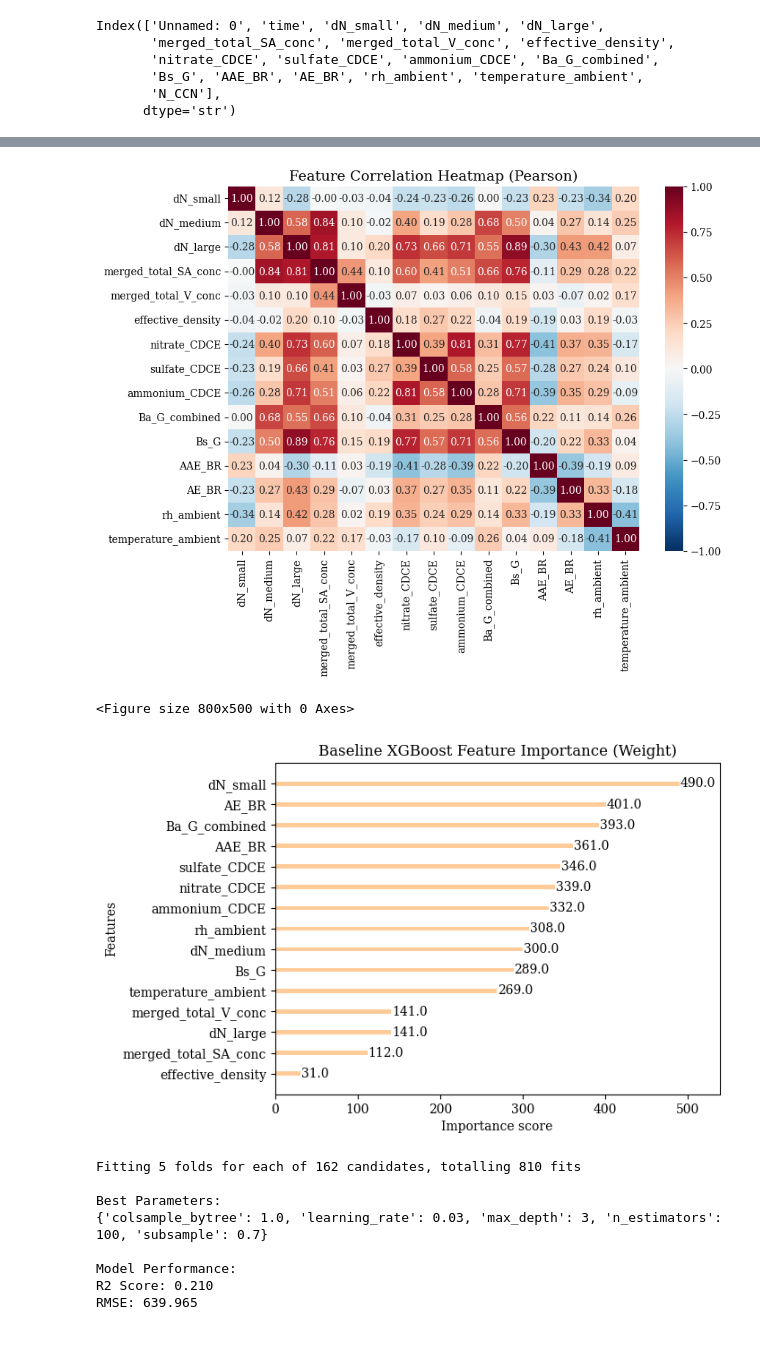
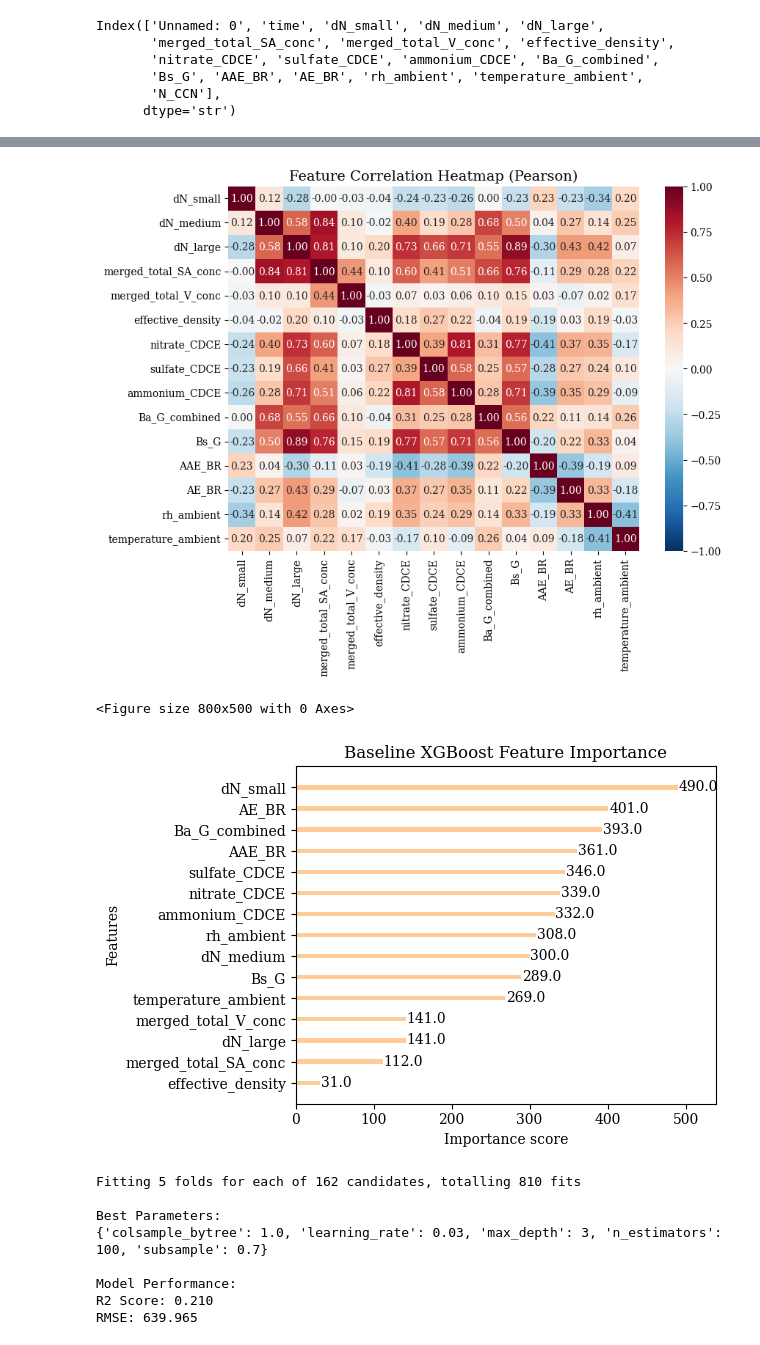
Before and after one commit to jrobrien91/total_smokeshow, a Jupyter notebook: notebooks/Total_smokeshow.ipynb, the cells around one changed output, grey strips where cells are left out. Cells and saved outputs as stored; diff of their text form; code cells hidden in the pictures.

```diff
--- a/notebooks/Total_smokeshow.ipynb
+++ b/notebooks/Total_smokeshow.ipynb
@@ -298,36 +316,36 @@ plt.show()
 
 X_base = df_ml.drop(['Unnamed: 0', 'N_CCN', 'time'], axis=1)
 y_base = df_ml['N_CCN']
 
 temp_model = xgb.XGBRegressor(
     random_state=41
 )
 
 temp_model.fit(X_base, y_base)
 
 plt.figure(figsize=(8, 5))
 
 xgb.plot_importance(
     temp_model,
     color=PRIMARY_COLOR,
     grid=False,
     importance_type='weight'
 )
 
-plt.title('Baseline XGBoost Feature Importance (Weight)')
-
+plt.title('Baseline XGBoost Feature Importance')
+plt.tight_layout(rect=[0, 0, 1, 0.9])
 plt.savefig(
     "/data/home/abhigyan/total_smokeshow/Results/Feature_importance.png",
     dpi=300,
     bbox_inches='tight'
 )
 
 plt.show()
 # %% [output]
 [figure]
 [figure]
 <Figure size 800x500 with 0 Axes>
-[figure, old version]
+[figure, new version]
 # %%
 """
 SECTION 3: ML MODELLING
```
Also changed, not shown: parts of 3 cells of this notebook, 1 other file.
